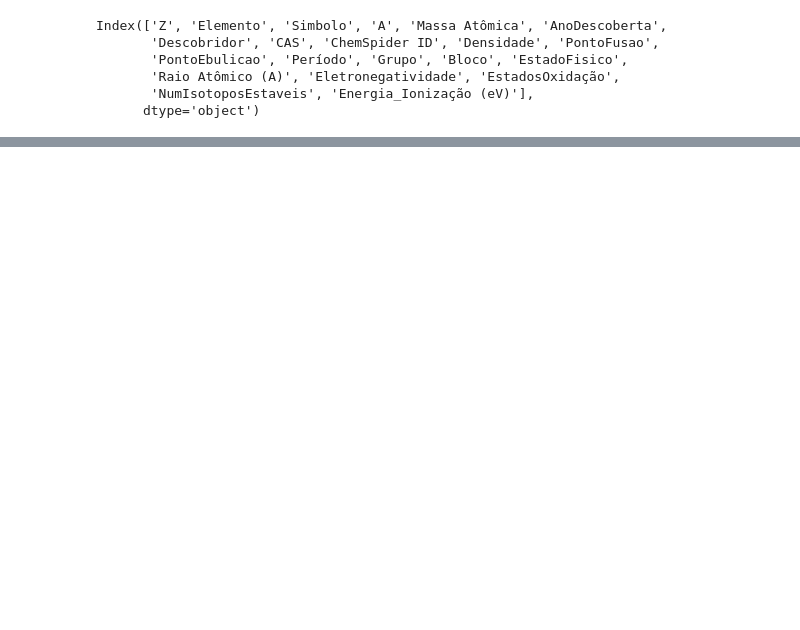
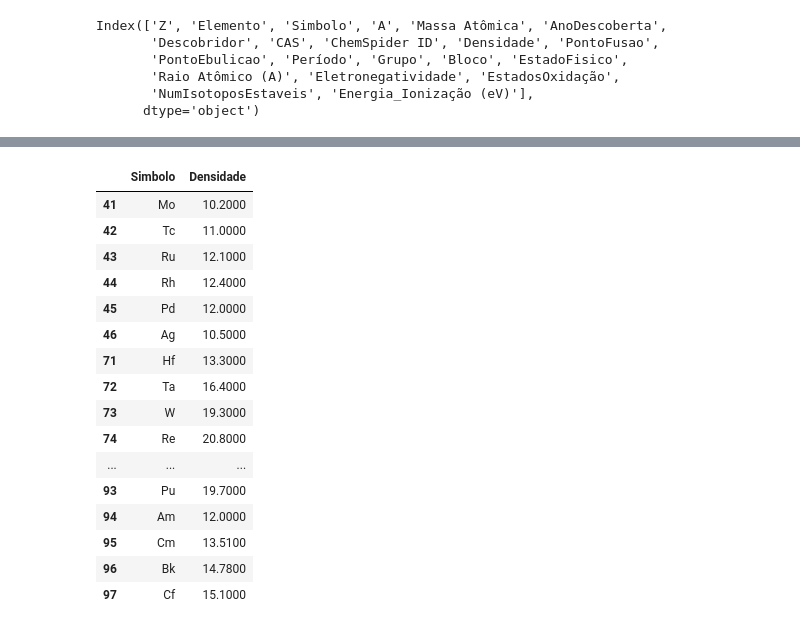
Before and after one commit to bosontreinamentos/pandas, a Jupyter notebook: Pandas.ipynb, the cells around one changed output, grey strips where cells are left out. Saved outputs shown, nothing was run; the diff lists cells and outputs as text; code cells hidden in the pictures; blank space fills up the shorter version.

```diff
--- a/Pandas.ipynb
+++ b/Pandas.ipynb
@@ -184,0 +277,25 @@ dfq.loc[:,["Simbolo","A","Massa Atômica"]]
+# %%
+# Elementos que são sólidos e cuja densidade é maior do que 10 g/cm3
+import pandas as pd
+
+dfq = pd.read_excel(r'C:\Arquivos\testeElementos.xlsx')
+
+dfq.loc[(dfq.EstadoFisico == 'Sólido') & (dfq.Densidade >= 10),['Simbolo','Densidade']]
+# %% [output]
+|  | Simbolo | Densidade |
+| 41 | Mo | 10.2000 |
+| 42 | Tc | 11.0000 |
+| 43 | Ru | 12.1000 |
+| 44 | Rh | 12.4000 |
+| 45 | Pd | 12.0000 |
+| 46 | Ag | 10.5000 |
+| 71 | Hf | 13.3000 |
+| 72 | Ta | 16.4000 |
+| 73 | W | 19.3000 |
+| 74 | Re | 20.8000 |
+| ... | ... | ... |
+| 93 | Pu | 19.7000 |
+| 94 | Am | 12.0000 |
+| 95 | Cm | 13.5100 |
+| 96 | Bk | 14.7800 |
+| 97 | Cf | 15.1000 |
```
Also changed, not shown: parts of 12 cells of this notebook.
